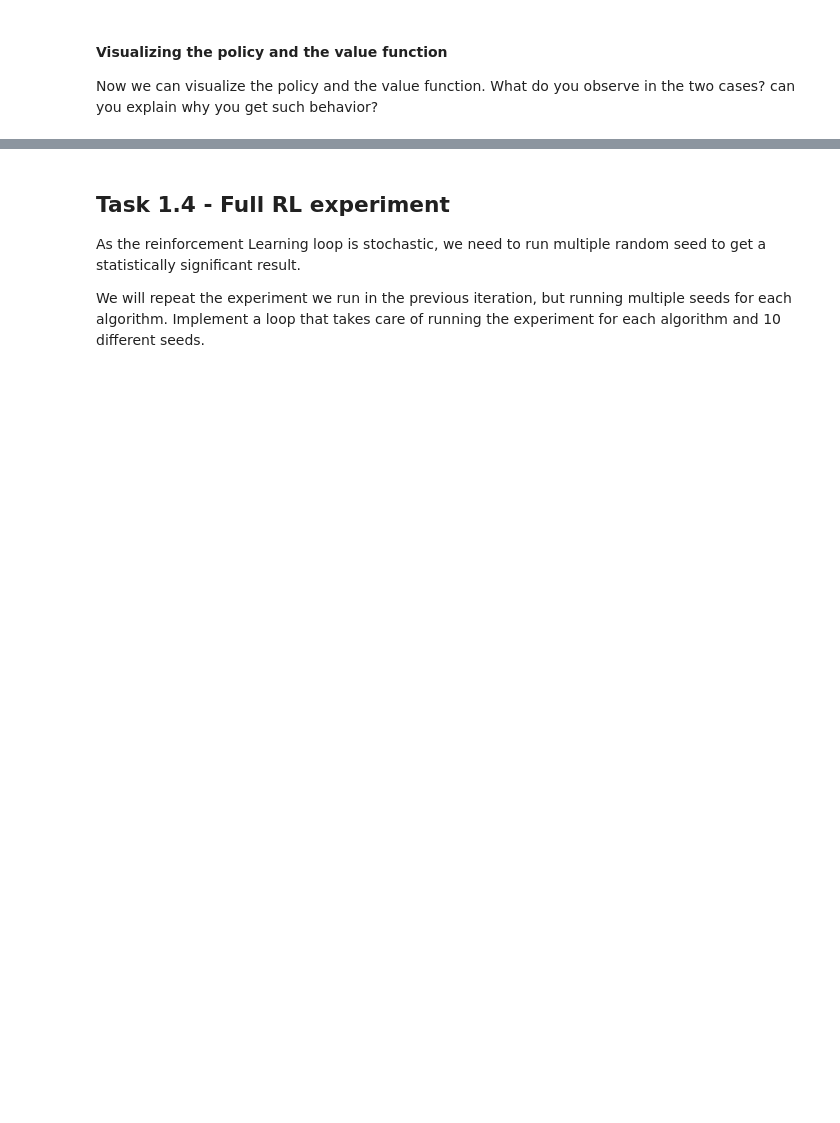
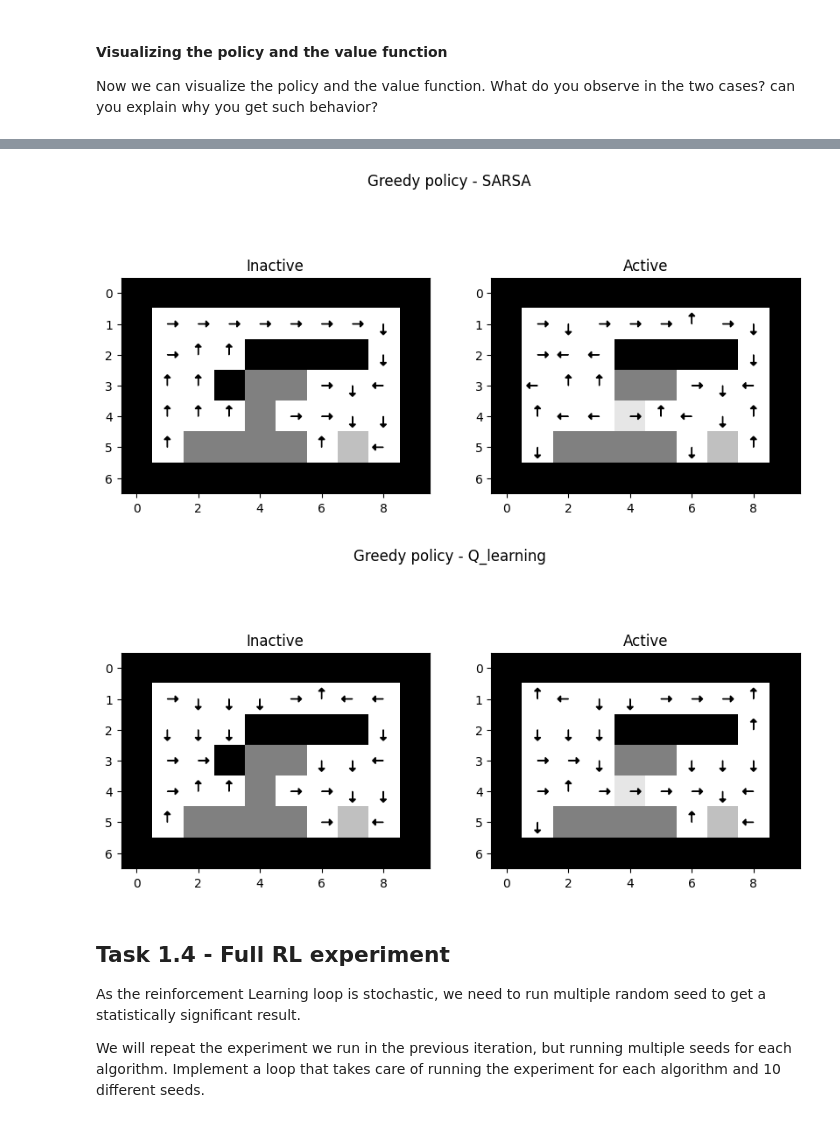
Before and after one commit to axellangenskiold/edap30, a Jupyter notebook: lab4/part_1.ipynb, the cells around one changed output, grey strips where cells are left out. Cells and saved outputs as stored; diff of their text form; code cells hidden in the pictures; blank space fills up the shorter version.

```diff
--- a/lab4/part_1.ipynb
+++ b/lab4/part_1.ipynb
@@ -859,10 +860,13 @@ IndexError: string index out of range
 # %%
 # Plot deterministic policy
 for alg, Q in Q_alg.items():
-    policy_max = _ # -> TODO: compute the greedy action <-
+    policy_max = Q.argmax(axis=1) # -> TODO: compute the greedy action <-
     visualize_policy(policy_max, grid_map, cell_list, 'Greedy policy - ' + alg)
 
 plt.show()
+# %% [output]
+[figure, added]
+[figure, added]
 # %% [markdown]
 ## Task 1.4 - Full RL experiment
 
```
Also changed, not shown: parts of 4 cells of this notebook.
